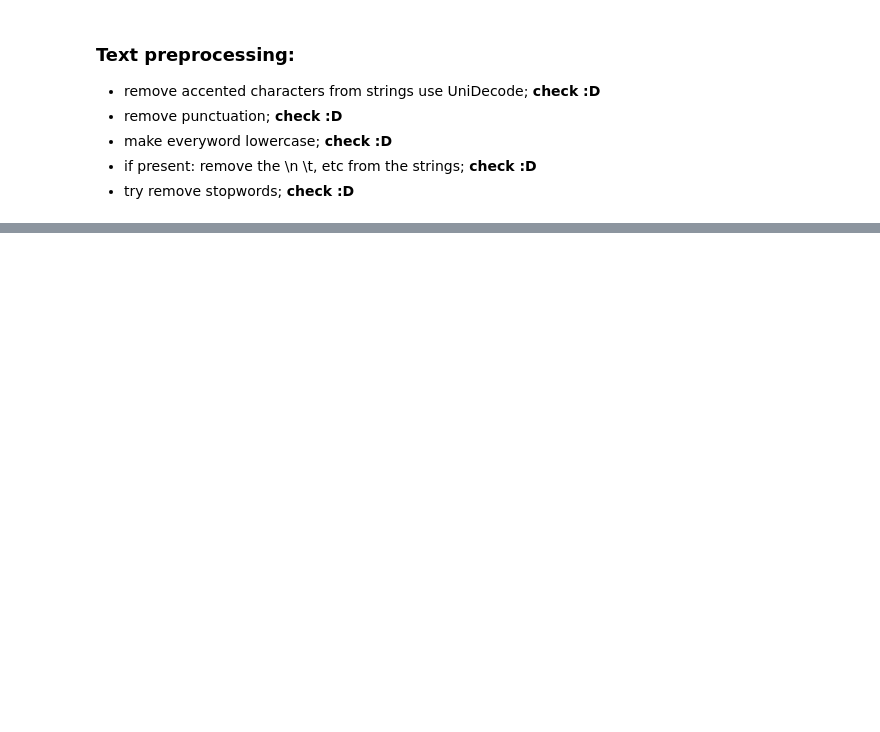
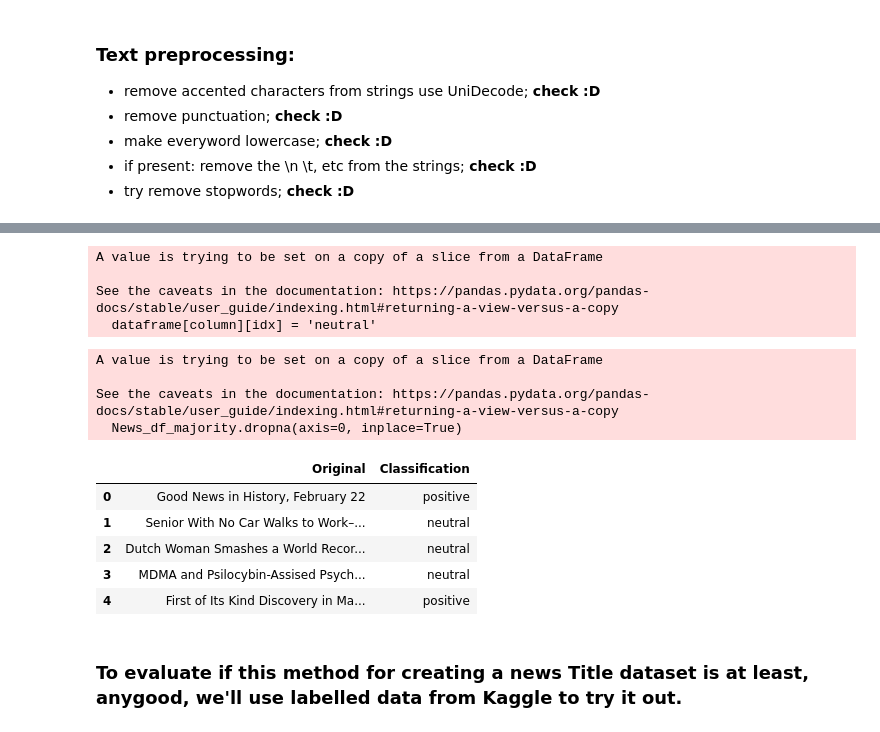
Before and after one commit to pmgsalvado/DataScience_portfolio, a Jupyter notebook: News Sentiment Analysis/jupyter Notebooks/News_webscraping.ipynb, the cells around one changed output, grey strips where cells are left out. Drawn from its saved outputs; the diff is of its cells as text; code cells hidden in the pictures; blank space fills up the shorter version.

```diff
--- a/News Sentiment Analysis/jupyter Notebooks/News_webscraping.ipynb
+++ b/News Sentiment Analysis/jupyter Notebooks/News_webscraping.ipynb
@@ -414,0 +361,58 @@ fixe
+# %%
+def majority_classification(dataframe: pd.DataFrame)-> pd.DataFrame:
+    # original_columns = ['O_Vader', 'O_TextBlob', 'O_Flair', 'P_Vader', 'P_TextBlob', 'P_Flair' ]
+    # withou Flair
+    original_columns = ['O_Vader', 'O_TextBlob', 'P_Vader', 'P_TextBlob']
+    punct = []
+    for idx in dataframe.index:
+        neg = 0
+        neutral = 0
+        pos = 0
+        for column in original_columns:
+            if dataframe[column][idx] < -0.5:
+                neg += 1
+                dataframe[column][idx] = 'negative'
+            elif -0.5 <= dataframe[column][idx] <= 0.5:
+                neutral += 1
+                dataframe[column][idx] = 'neutral'
+            elif dataframe[column][idx] > 0.5:
+                pos += 1
+                dataframe[column][idx] = 'positive'
+        punct.append([neg, neutral, pos])
+
+    return punct, dataframe
+# %%
+lista, dataframe = majority_classification(df)
+# %% [output]
+A value is trying to be set on a copy of a slice from a DataFrame
+
+See the caveats in the documentation: https://pandas.pydata.org/pandas-docs/stable/user_guide/indexing.html#returning-a-view-versus-a-copy
+  dataframe[column][idx] = 'neutral'
+# %%
+classification = ['negative', 'neutral', 'positive']
+final = []
+for ele in lista:
+    if ele[0] == ele[1] and ele[0] == ele[2]:
+        final.append('Nan')
+    else:
+        final.append(classification[np.array(ele).argmax()])
+
+df['Classification'] = final
+News_df_majority = df[['Original', 'Classification']]
+News_df_majority.dropna(axis=0, inplace=True)
+# %% [output]
+A value is trying to be set on a copy of a slice from a DataFrame
+
+See the caveats in the documentation: https://pandas.pydata.org/pandas-docs/stable/user_guide/indexing.html#returning-a-view-versus-a-copy
+  News_df_majority.dropna(axis=0, inplace=True)
+# %%
+News_df_majority.head()
+# %% [output]
+|  | Original | Classification |
+| 0 | Good News in History, February 22 | positive |
+| 1 | Senior With No Car Walks to Work–... | neutral |
+| 2 | Dutch Woman Smashes a World Recor... | neutral |
+| 3 | MDMA and Psilocybin-Assised Psych... | neutral |
+| 4 | First of Its Kind Discovery in Ma... | positive |
+# %% [markdown]
+<h3>To evaluate if this method for creating a news Title dataset is at least, anygood, we'll use labelled data from Kaggle to try it out.</h3>
```
Also changed, not shown: parts of 41 cells of this notebook.
